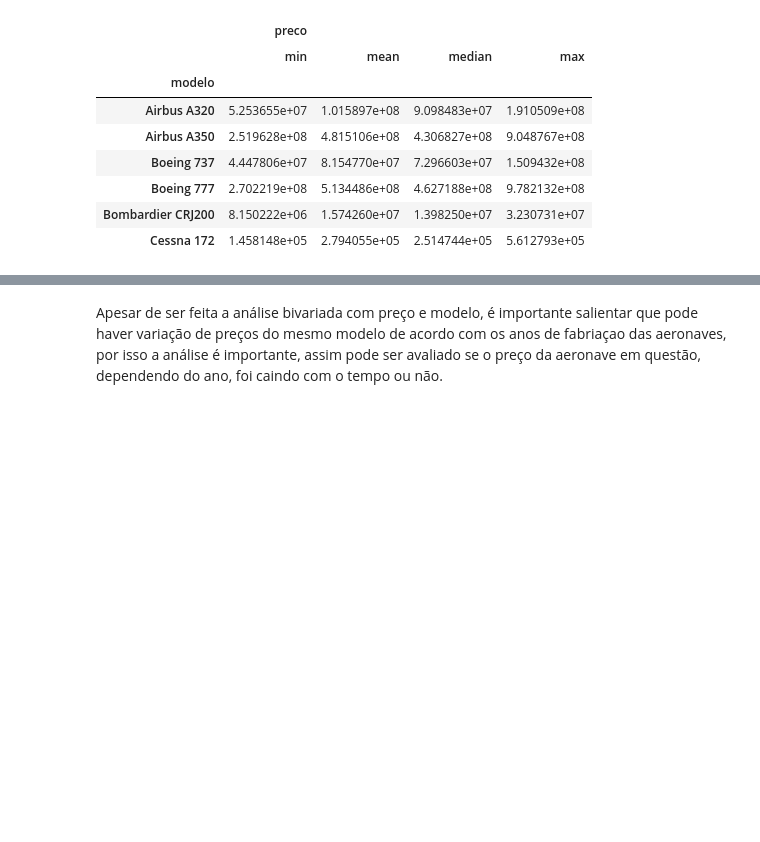
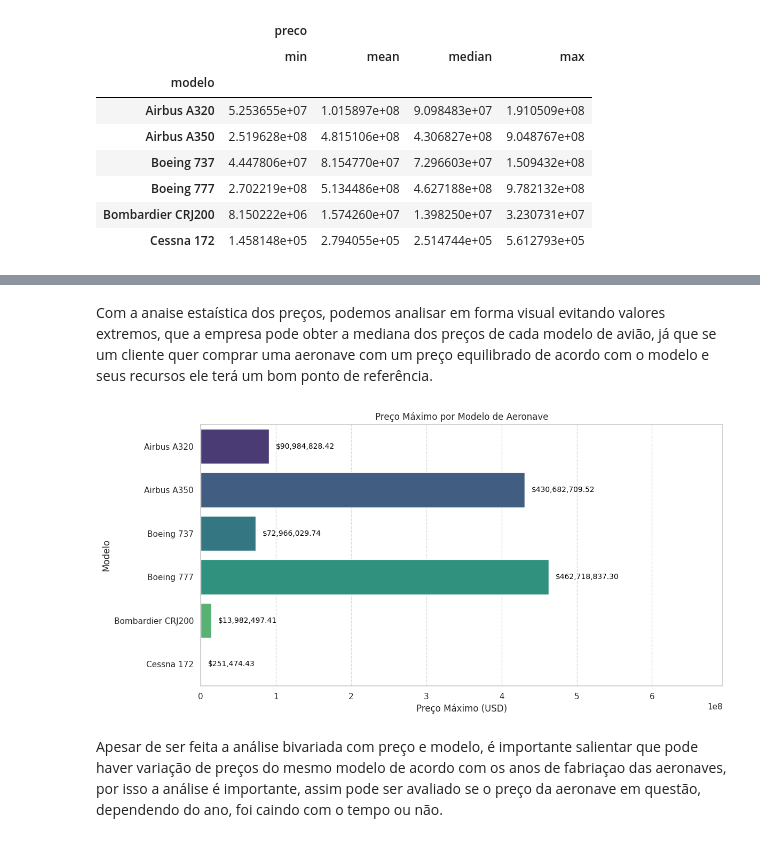
Before and after one commit to larifreitas/fundamentos-ds-e-ia, a Jupyter notebook: Atividade_airplane_price_dataset.ipynb, the cells around one changed output, grey strips where cells are left out. Drawn from its saved outputs; the diff is of its cells as text; code cells hidden in the pictures; blank space fills up the shorter version.

Commit message:
analise estatistica de preços

```diff
--- a/Atividade_airplane_price_dataset.ipynb
+++ b/Atividade_airplane_price_dataset.ipynb
@@ -233,3 +235,14 @@ df.groupby("modelo").agg({"preco": ["min", "mean", "median", "max"]})
 | Boeing 777 | 2.702219e+08 | 5.134486e+08 | 4.627188e+08 | 9.782132e+08 |
 | Bombardier CRJ200 | 8.150222e+06 | 1.574260e+07 | 1.398250e+07 | 3.230731e+07 |
 | Cessna 172 | 1.458148e+05 | 2.794055e+05 | 2.514744e+05 | 5.612793e+05 |
+# %%
+gp_price = df.groupby("modelo").agg(min_price=("preco", "min"),
+                              mean_price=("preco","mean"),
+                              median_price=("preco","median"),
+                              max_price=("preco", "max"))
+gp_price.reset_index(inplace=True)
+gp_price["min_price"] = gp_price["min_price"].apply(lambda x:f"${x:,.2f}")
+gp_price["mean_price"] = gp_price["mean_price"].apply(lambda x:f"${x:,.2f}")
+gp_price["median_price"] = gp_price["median_price"].apply(lambda x:f"${x:,.2f}")
+gp_price["max_price"] = gp_price["max_price"].apply(lambda x:f"${x:,.2f}")
+print(gp_price)
@@ -236,3 +265,23 @@ df.groupby("modelo").agg({"preco": ["min", "mean", "median", "max"]})
+# %% [markdown]
+Com a anaise estaística dos preços, podemos analisar em forma visual evitando valores extremos, que a empresa pode obter a mediana dos preços de cada modelo de avião, já que se um cliente quer comprar uma aeronave com um preço equilibrado de acordo com o modelo e seus recursos ele terá um bom ponto de referência.
+# %%
+gp_price["median_price"] = gp_price["median_price"].replace('[\$,]', '', regex=True).astype(float)
+
+plt.figure(figsize=(12, 6))
+sns.barplot(data=gp_price, x="median_price", y="modelo", palette="viridis")
+
+for index, value in enumerate(gp_price["median_price"]):
+    plt.text(value + 0.02 * max(gp_price["median_price"]), index, f"${value:,.2f}", va="center", fontsize=10, color="black")
+
+plt.xlabel("Preço Máximo (USD)")
+plt.ylabel("Modelo")
+plt.title("Preço Máximo por Modelo de Aeronave")
+plt.xlim(0, max(gp_price["median_price"]) * 1.5)
+plt.grid(axis="x", linestyle="--", alpha=0.7)
+plt.tight_layout()
+plt.show()
+# %% [output]
+[figure, added]
 # %% [markdown]
 Apesar de ser feita a análise bivariada com preço e modelo, é importante salientar que pode haver variação de preços do mesmo modelo de acordo com os anos de fabriaçao das aeronaves, por isso a análise é importante, assim pode ser avaliado se o preço da aeronave em questão, dependendo do ano, foi caindo com o tempo ou não.
 # %%
```
Also changed, not shown: parts of 13 cells of this notebook.
